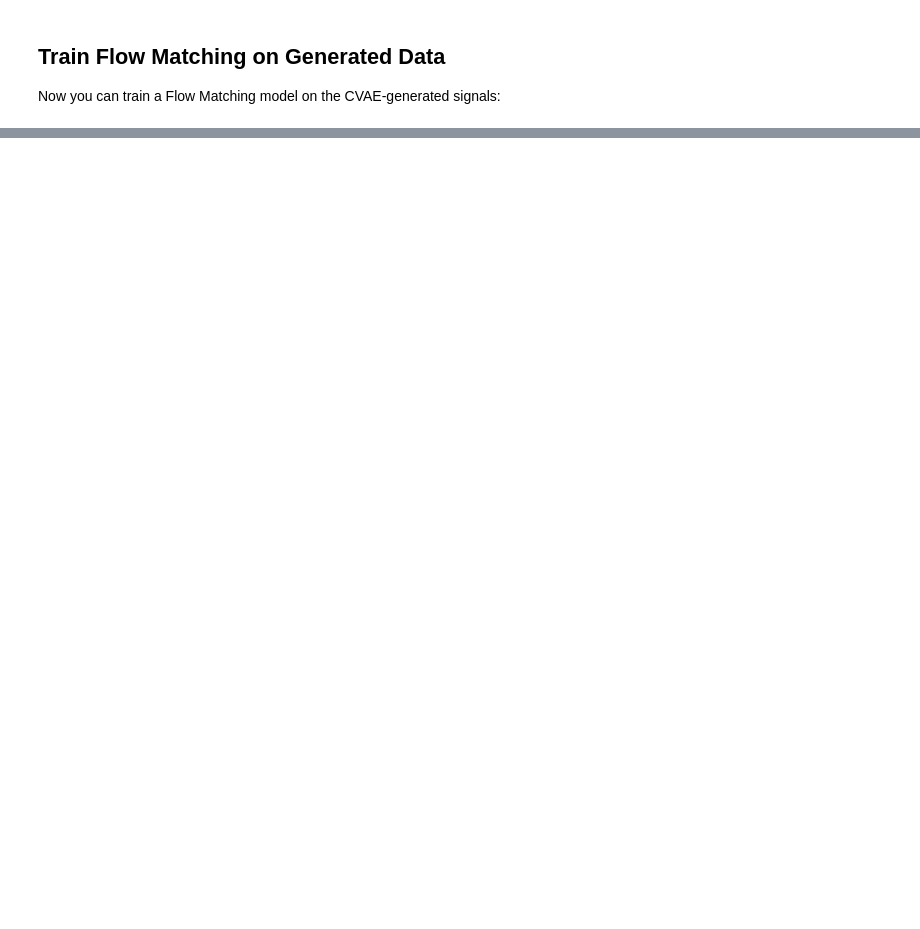
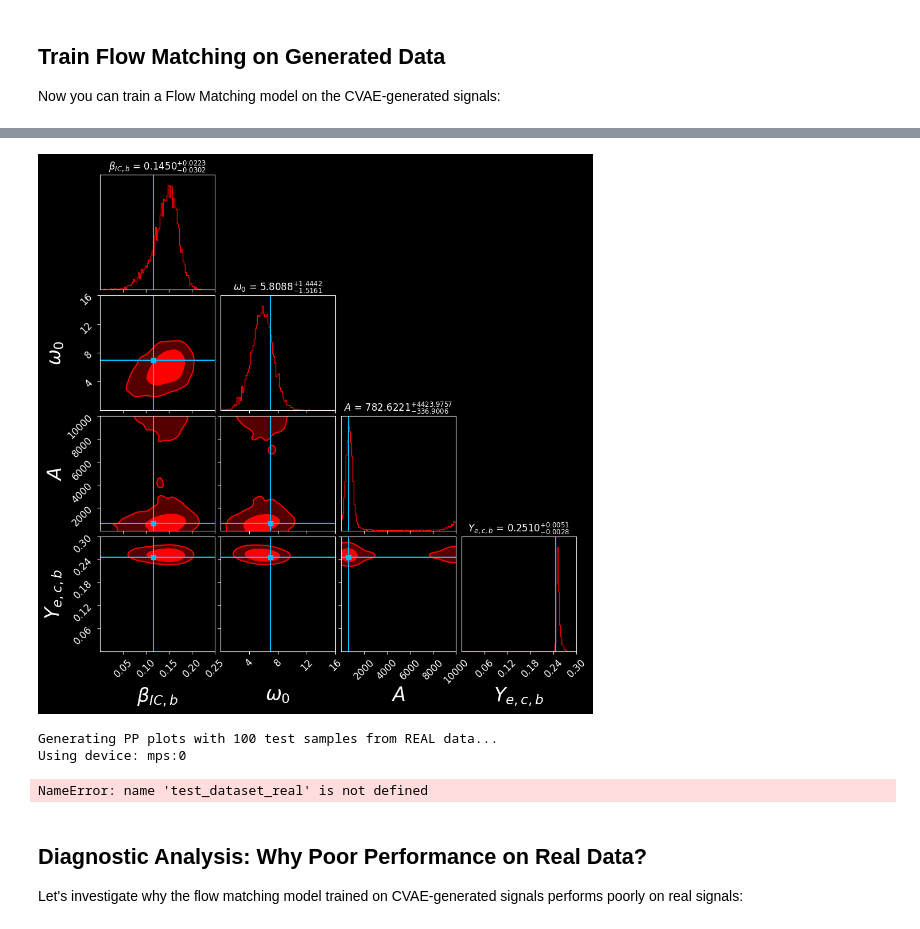
Before and after one commit to starccato/starccato-flow, a Jupyter notebook: simulate_galactic_supernovae.ipynb, the cells around one changed output, grey strips where cells are left out. Cells and saved outputs as stored; diff of their text form; code cells hidden in the pictures; blank space fills up the shorter version.

```diff
--- a/simulate_galactic_supernovae.ipynb
+++ b/simulate_galactic_supernovae.ipynb
@@ -407,12 +451,11 @@ Now you can train a Flow Matching model on the CVAE-generated signals:
 # Train Flow Matching model on generated CVAE data
 from starccato_flow.training.trainer_flow_matching_new import FlowMatchingTrainerNew
 
-num_epochs = 300
+num_epochs = 256
 
 # Create Flow Matching trainer with file paths
-# This will load:
-# - Training data: generated signals from CVAE (outdir/generated_*)
-# - Validation data: real CVAE validation set (outdir/cvae_val_*)
+# Training: ALL 10,000 generated signals from CVAE
+# Validation: 160 real signals (CVAE held-out set)
 flow_trainer = FlowMatchingTrainerNew(
     num_epochs=num_epochs,
     start_snr=100,
@@ -428,9 +471,9 @@ flow_trainer = FlowMatchingTrainerNew(
 )
 
 print(f"\n✓ Flow Matching trainer initialized")
-print(f"  Training: {len(flow_trainer.training_dataset)} samples (generated from CVAE)")
-print(f"  Validation: {len(flow_trainer.validation_dataset)} samples (real CVAE held-out data)")
-print(f"\n📊 Data Sources:")
-print(f"  • Training: ALL 20,000 generated signals")
-print(f"  • Validation: ~160 real signals held out from CVAE training")
-print(f"  • This tests: Can Flow Matching learn from synthetic data and generalize to real data?")
+print(f"  Training: {len(flow_trainer.training_dataset)} samples (ALL generated)")
+print(f"  Validation: {len(flow_trainer.validation_dataset)} samples (REAL CVAE held-out)")
+print(f"\n📊 Data Strategy:")
+print(f"  • Training: ALL 10,000 generated signals")
+print(f"  • Validation: 160 real signals from CVAE held-out set")
+print(f"  • This validates on real data during training")
@@ -456,9 +525,10 @@ flow_trainer.display_results()
 # %%
 # Set validation dataset to first epoch before plotting corner plot
-flow_trainer.validation_dataset.set_epoch(0)
-flow_trainer.plot_corner(index=200, fname="plots/corner_plot.svg")
+flow_trainer.plot_corner(index=3, fname="plots/corner_plot.svg")
+# %% [output]
+[figure, added]
 # %%
-# Generate PP plots for posterior calibration assessment
+# Generate PP plots for posterior calibration assessment on REAL TEST DATA
 import matplotlib.pyplot as plt
 from scipy import stats
 
@@ -466,23 +536,22 @@ from scipy import stats
 num_test_samples = 100
 num_posterior_samples = 1000
 
-print(f"Generating PP plots with {num_test_samples} test samples...")
+print(f"Generating PP plots with {num_test_samples} test samples from REAL data...")
 
 # Get device from the flow model
 device = next(flow_trainer.flow.parameters()).device
 print(f"Using device: {device}")
 
-# Get test data from validation set
-val_dataset = flow_trainer.validation_dataset
-test_indices = np.random.choice(len(val_dataset), size=min(num_test_samples, len(val_dataset)), replace=False)
+# Use REAL test data (not validation data used during training)
+test_indices = np.random.choice(len(test_dataset_real), size=min(num_test_samples, len(test_dataset_real)), replace=False)
 
 # Store percentile ranks for each parameter
 param_names = ["beta1_IC_b", "omega_0(rad|s)", "A(km)", "Ye_c_b"]
 param_labels = [r'$\beta_{IC,b}$', r'$\omega_0$ (rad/s)', r'$A$ (km)', r'$Y_{e,c,b}$']
 percentile_ranks = {name: [] for name in param_names}
 
-# Get parameter dimension from validation dataset
-param_dim = val_dataset.parameters.shape[1]
+# Get parameter dimension from test dataset
+param_dim = test_dataset_real.parameters.shape[1]
 print(f"Parameter dimension: {param_dim}")
 
 # For each test sample, compute posterior and find percentile rank of true value
@@ -490,8 +559,8 @@ for i, idx in enumerate(test_indices):
     if (i + 1) % 10 == 0:
         print(f"Processing test sample {i+1}/{num_test_samples}...")
 
-    # Get true signal and parameters (dataset may return 2 or 3 values)
-    dataset_output = val_dataset[idx]
+    # Get true signal and parameters from REAL test data
+    dataset_output = test_dataset_real[idx]
     if len(dataset_output) == 3:
         signal, true_params, _ = dataset_output  # Unpack 3 values (signal, params, noise)
     else:
@@ -516,8 +585,8 @@ for i, idx in enumerate(test_indices):
         posterior_samples = x_t.cpu().numpy()
 
     # Denormalize true parameters and posterior samples
-    true_params_denorm = val_dataset.denormalize_parameters(true_params.cpu().numpy().reshape(1, -1))[0]
-    posterior_samples_denorm = val_dataset.denormalize_parameters(posterior_samples)
+    true_params_denorm = test_dataset_real.denormalize_parameters(true_params.cpu().numpy().reshape(1, -1))[0]
+    posterior_samples_denorm = test_dataset_real.denormalize_parameters(posterior_samples)
 
     # Calculate percentile rank of true value in posterior for each parameter
     for j, name in enumerate(param_names):
@@ -530,7 +599,7 @@ for i, idx in enumerate(test_indices):
 
 # Create PP plot
 fig, axes = plt.subplots(2, 2, figsize=(14, 12), facecolor='white')
-fig.suptitle('PP Plots: Posterior Calibration Assessment', fontsize=16, fontweight='bold')
+fig.suptitle('PP Plots: Posterior Calibration on REAL Test Data', fontsize=16, fontweight='bold')
 
 for i, (name, label) in enumerate(zip(param_names, param_labels)):
     ax = axes[i // 2, i % 2]
@@ -568,11 +637,15 @@ for i, (name, label) in enumerate(zip(param_names, param_labels)):
             bbox=dict(boxstyle='round', facecolor='wheat', alpha=0.5))
 
 plt.tight_layout()
-plt.savefig('plots/pp_plot_posteriors.svg', dpi=150, bbox_inches='tight')
+plt.savefig('plots/pp_plot_real_test_data.svg', dpi=150, bbox_inches='tight')
 plt.show()
 
-print("\n✓ Saved PP plot to plots/pp_plot_posteriors.svg")
-print("\nCalibration summary:")
+print("\n✓ Saved PP plot to plots/pp_plot_real_test_data.svg")
+print("\nCalibration summary (on REAL test data):")
 print("If points lie on the diagonal, posteriors are well-calibrated.")
 print("Points above diagonal: posteriors are overconfident (too narrow).")
 print("Points below diagonal: posteriors are underconfident (too wide).")
+# %% [output]
+Generating PP plots with 100 test samples from REAL data...
+Using device: mps:0
+NameError: name 'test_dataset_real' is not defined
@@ -578,0 +674,4 @@ print("Points below diagonal: posteriors are underconfident (too wide).")
+# %% [markdown]
+## Diagnostic Analysis: Why Poor Performance on Real Data?
+
+Let's investigate why the flow matching model trained on CVAE-generated signals performs poorly on real signals:
```
Also changed, not shown: parts of 15 cells of this notebook, 10 other files.
